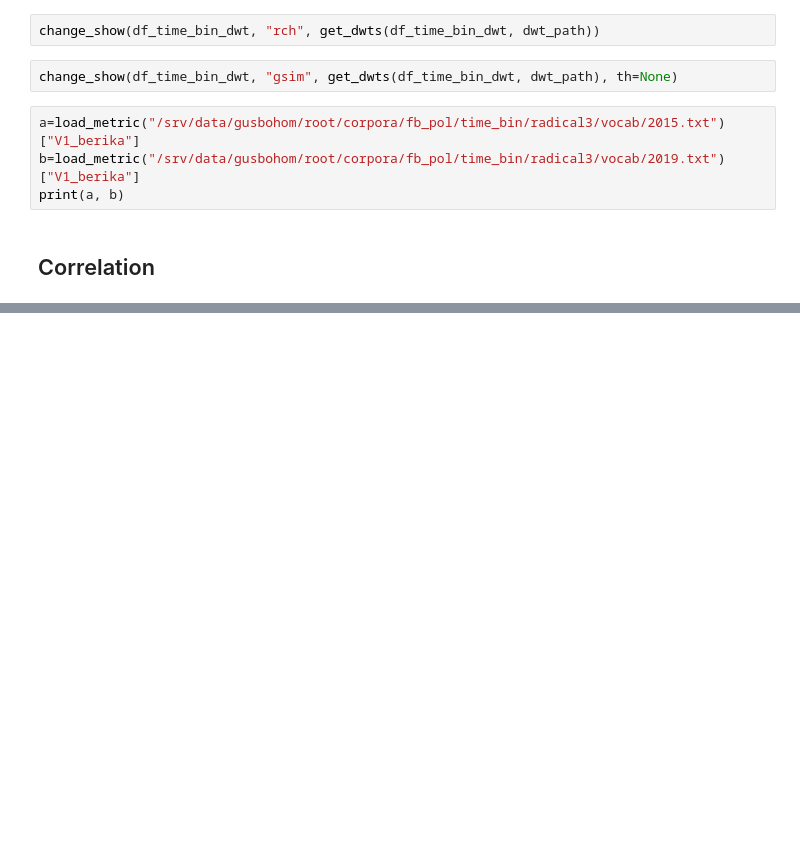
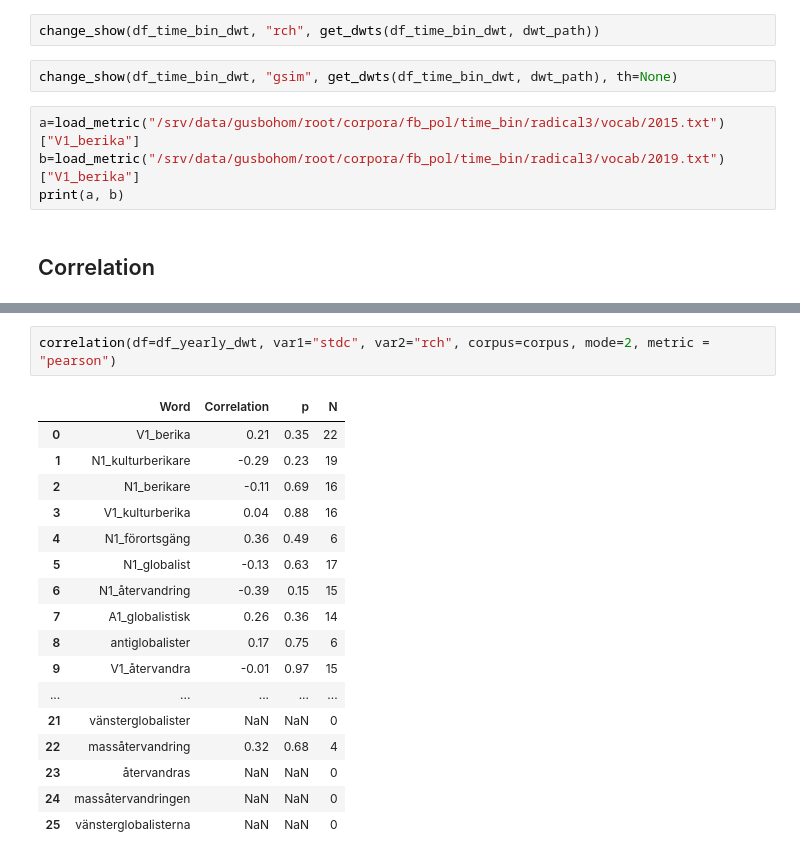
Before and after one commit to mboholm/dw_change, a Jupyter notebook: sgns/analysis.ipynb, the cells around one changed output, grey strips where cells are left out. Cells and saved outputs as stored; diff of their text form; blank space fills up the shorter version.

```diff
--- a/sgns/analysis.ipynb
+++ b/sgns/analysis.ipynb
@@ -398,0 +412,20 @@ list(df.columns)
+# %%
+correlation(df=df_yearly_dwt, var1="stdc", var2="rch", corpus=corpus, mode=2, metric = "pearson")
+# %% [output]
+|  | Word | Correlation | p | N |
+| 0 | V1_berika | 0.21 | 0.35 | 22 |
+| 1 | N1_kulturberikare | -0.29 | 0.23 | 19 |
+| 2 | N1_berikare | -0.11 | 0.69 | 16 |
+| 3 | V1_kulturberika | 0.04 | 0.88 | 16 |
+| 4 | N1_förortsgäng | 0.36 | 0.49 | 6 |
+| 5 | N1_globalist | -0.13 | 0.63 | 17 |
+| 6 | N1_återvandring | -0.39 | 0.15 | 15 |
+| 7 | A1_globalistisk | 0.26 | 0.36 | 14 |
+| 8 | antiglobalister | 0.17 | 0.75 | 6 |
+| 9 | V1_återvandra | -0.01 | 0.97 | 15 |
+| ... | ... | ... | ... | ... |
+| 21 | vänsterglobalister | NaN | NaN | 0 |
+| 22 | massåtervandring | 0.32 | 0.68 | 4 |
+| 23 | återvandras | NaN | NaN | 0 |
+| 24 | massåtervandringen | NaN | NaN | 0 |
+| 25 | vänsterglobalisterna | NaN | NaN | 0 |
```
Also changed, not shown: parts of 56 cells of this notebook.
